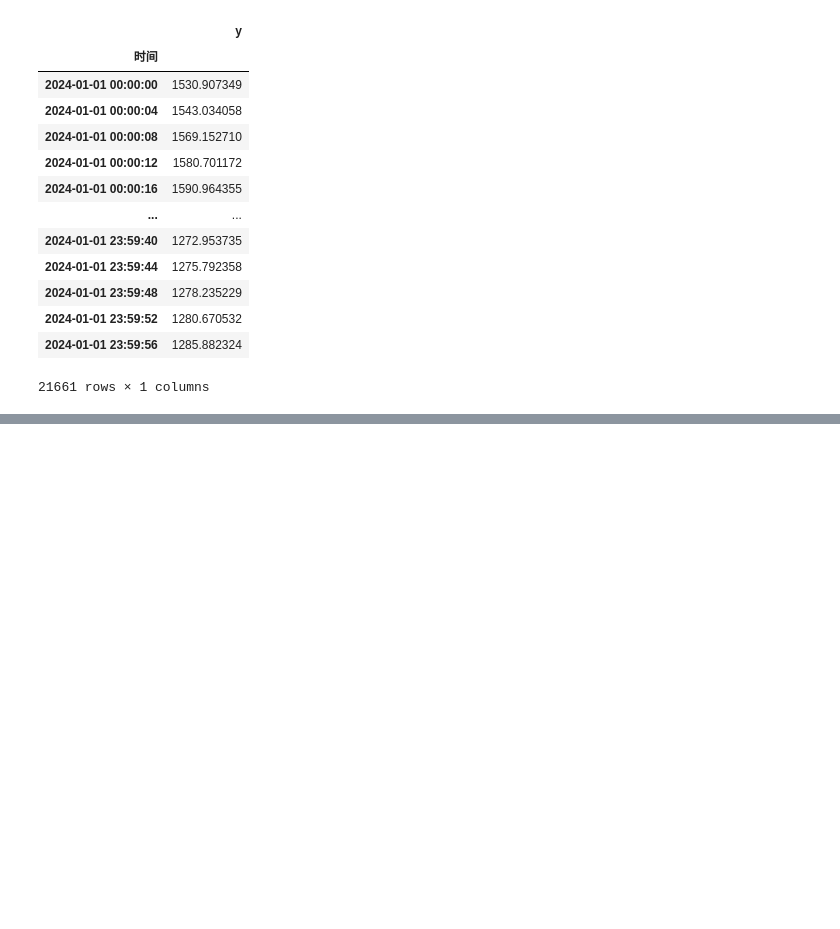
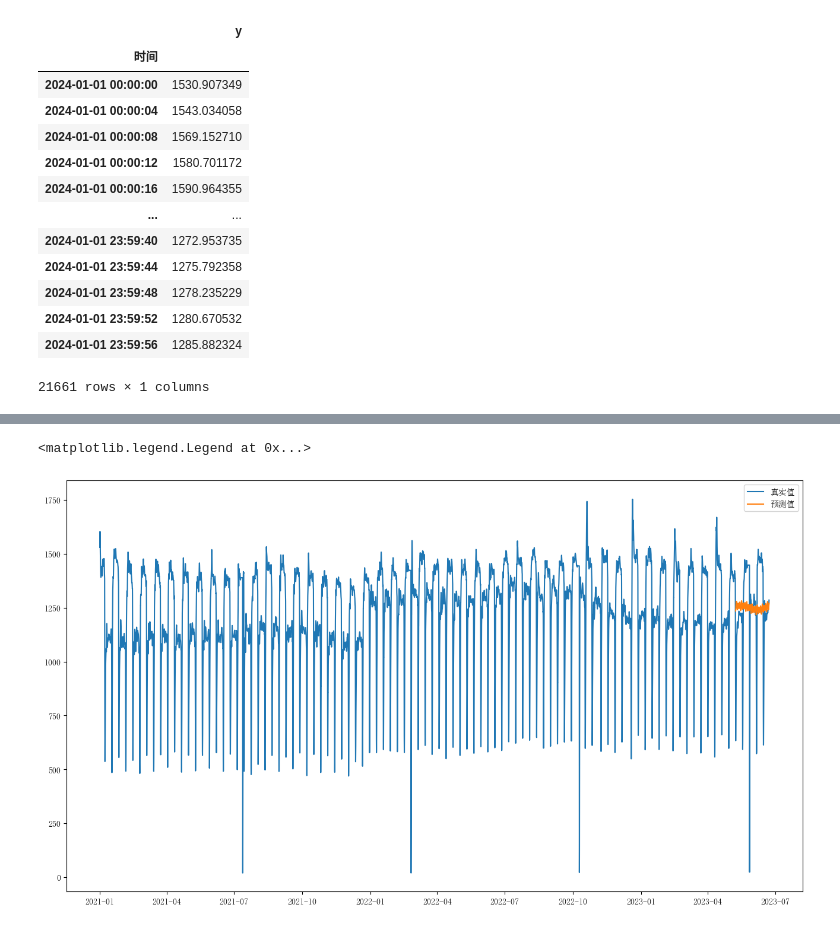
Before and after one commit to silent780/forecast_NO_emisson, a Jupyter notebook: Prophet_exp.ipynb, the cells around one changed output, grey strips where cells are left out. Drawn from its saved outputs; the diff is of its cells as text; code cells hidden in the pictures; blank space fills up the shorter version.

```diff
--- a/Prophet_exp.ipynb
+++ b/Prophet_exp.ipynb
@@ -68,4 +90,16 @@ DatetimeIndex(['2023-12-11 18:48:28', '2023-12-11 18:48:32',
 # %%
-new_time_index = pd.date_range("2000-01-01 00:00:00", freq="h", periods=len(test_data))
+# 训练集和测试集
+new_time_index = pd.date_range("2021-01-01 00:00:00", freq="h", periods=len(test_data))
 test_data.index = new_time_index
 test_data.loc[:, "ds"] = new_time_index
+
+n = len(new_time_index)
+
+# 0.8作为训练集，0.2作为测试集
+train_scale = 0.95
+train = test_data[:int(n*train_scale)]
+test = test_data[int(n*train_scale):]
+
+# prophet模型
+m = Prophet()
+m.fit(train)
@@ -71,0 +110,14 @@ test_data.loc[:, "ds"] = new_time_index
+# %%
+predict = m.predict(test)
+predict.index = test.index
+# m.plot_components(m.predict(test_data))
+
+
+# draw the predict and real data
+plt.figure(figsize=(16, 9))
+plt.plot(test_data["y"], label="真实值")
+plt.plot(predict["yhat"], label="预测值")
+plt.legend()
+# %% [output]
+<matplotlib.legend.Legend at 0x...>
+[figure, added]
```
Also changed, not shown: parts of 3 cells of this notebook, 16 other files.
